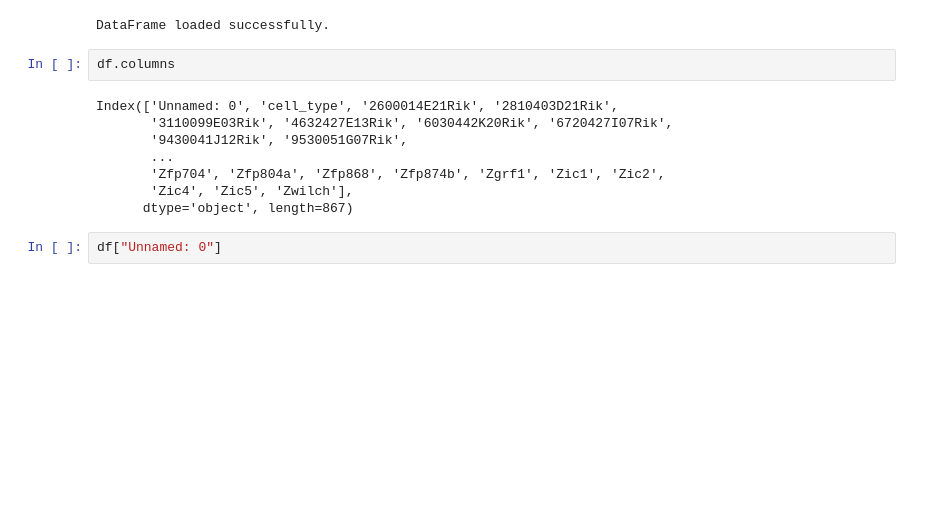
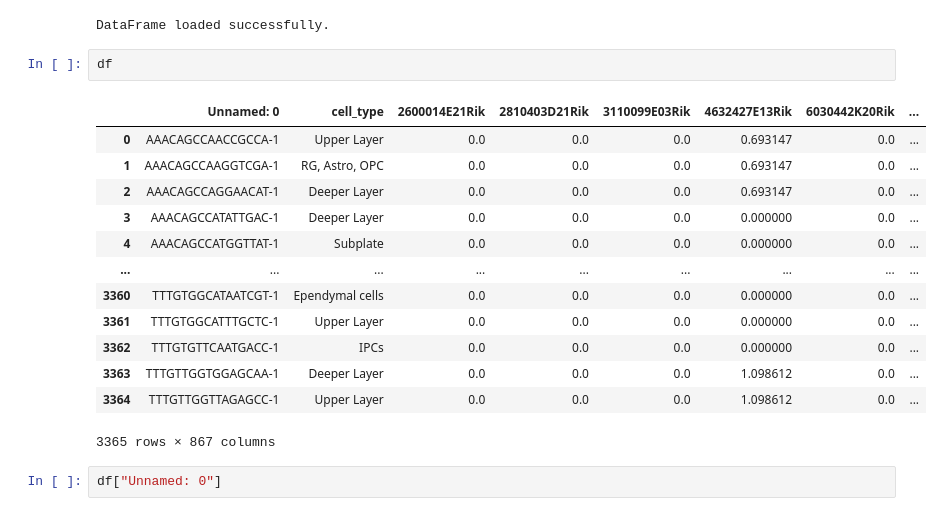
Before and after one commit to omin23/545finalproject, a Jupyter notebook: Geneformer_project/scripts/explore_book.ipynb, the cells around one changed output. Saved outputs shown, nothing was run; the diff lists cells and outputs as text; blank space fills up the shorter version.

```diff
--- a/Geneformer_project/scripts/explore_book.ipynb
+++ b/Geneformer_project/scripts/explore_book.ipynb
@@ -33,15 +22,21 @@ con.print("DataFrame loaded successfully.", style="bold green")
 # %% [output]
 DataFrame loaded successfully.
 # %%
-df.columns
+df
 # %% [output]
+|  | Unnamed: 0 | cell_type | 2600014E21Rik | 2810403D21Rik | 3110099E03Rik | 4632427E13Rik | 6030442K20Rik | ... |
+| 0 | AAACAGCCAACCGCCA-1 | Upper Layer | 0.0 | 0.0 | 0.0 | 0.693147 | 0.0 | ... |
+| 1 | AAACAGCCAAGGTCGA-1 | RG, Astro, OPC | 0.0 | 0.0 | 0.0 | 0.693147 | 0.0 | ... |
+| 2 | AAACAGCCAGGAACAT-1 | Deeper Layer | 0.0 | 0.0 | 0.0 | 0.693147 | 0.0 | ... |
+| 3 | AAACAGCCATATTGAC-1 | Deeper Layer | 0.0 | 0.0 | 0.0 | 0.000000 | 0.0 | ... |
+| 4 | AAACAGCCATGGTTAT-1 | Subplate | 0.0 | 0.0 | 0.0 | 0.000000 | 0.0 | ... |
+| ... | ... | ... | ... | ... | ... | ... | ... | ... |
+| 3360 | TTTGTGGCATAATCGT-1 | Ependymal cells | 0.0 | 0.0 | 0.0 | 0.000000 | 0.0 | ... |
+| 3361 | TTTGTGGCATTTGCTC-1 | Upper Layer | 0.0 | 0.0 | 0.0 | 0.000000 | 0.0 | ... |
+| 3362 | TTTGTGTTCAATGACC-1 | IPCs | 0.0 | 0.0 | 0.0 | 0.000000 | 0.0 | ... |
+| 3363 | TTTGTTGGTGGAGCAA-1 | Deeper Layer | 0.0 | 0.0 | 0.0 | 1.098612 | 0.0 | ... |
+| 3364 | TTTGTTGGTTAGAGCC-1 | Upper Layer | 0.0 | 0.0 | 0.0 | 1.098612 | 0.0 | ... |
-Index(['Unnamed: 0', 'cell_type', '2600014E21Rik', '2810403D21Rik',
-       '3110099E03Rik', '4632427E13Rik', '6030442K20Rik', '6720427I07Rik',
-       '9430041J12Rik', '9530051G07Rik',
-       ...
-       'Zfp704', 'Zfp804a', 'Zfp868', 'Zfp874b', 'Zgrf1', 'Zic1', 'Zic2',
-       'Zic4', 'Zic5', 'Zwilch'],
-      dtype='object', length=867)
+3365 rows × 867 columns
 # %%
 df["Unnamed: 0"]
 # %% [output]
```
Also changed, not shown: parts of 21 cells of this notebook, 12 other files.
